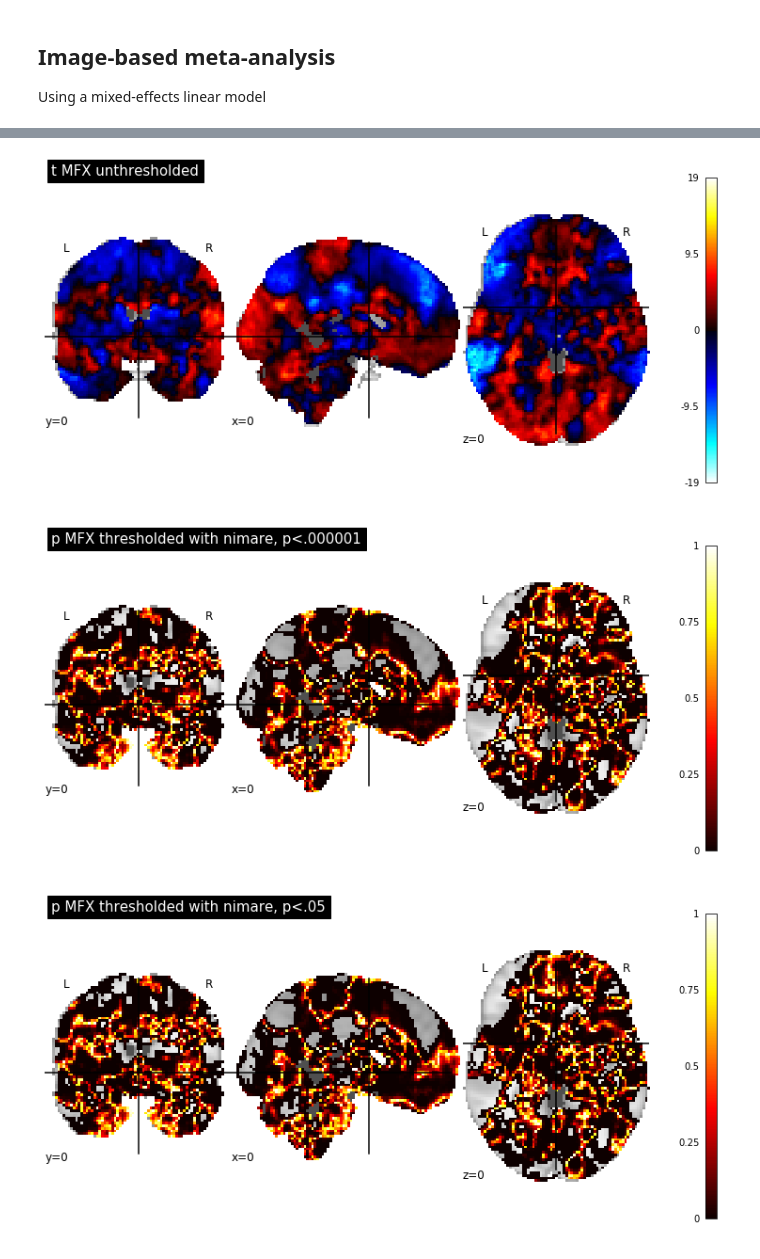
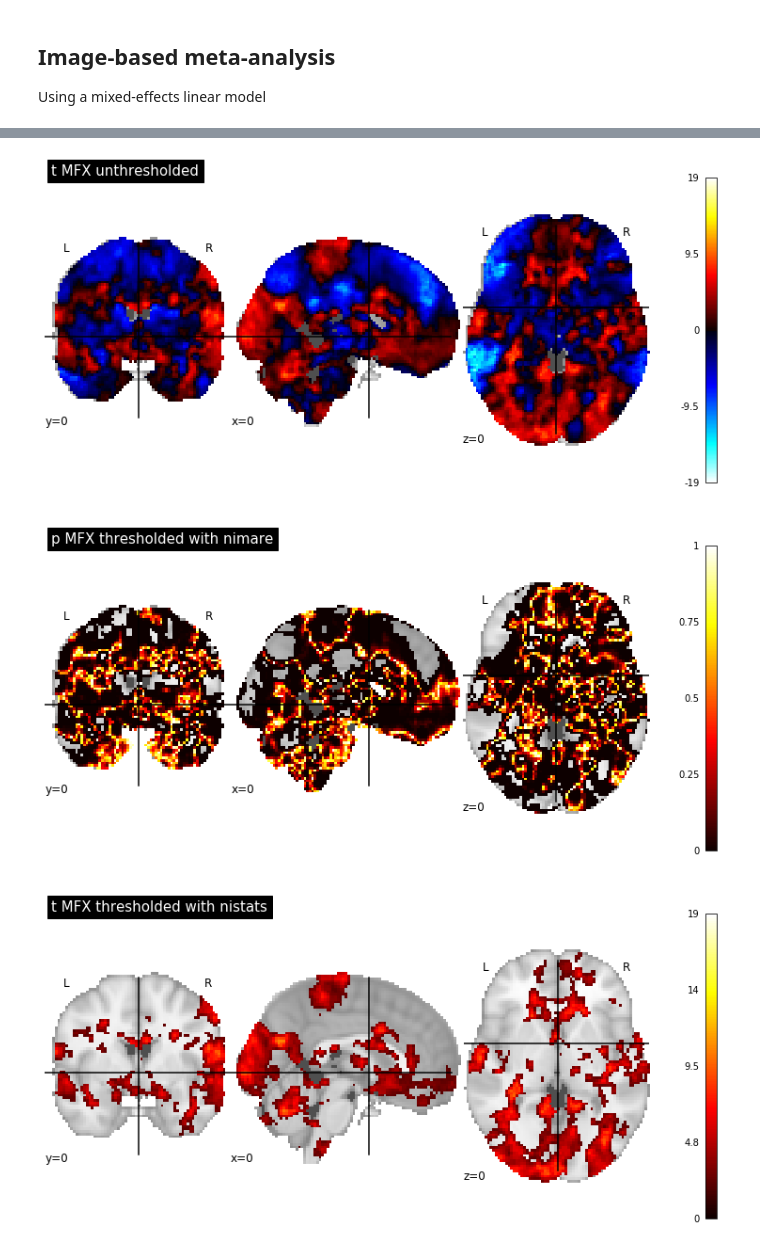
Before and after one commit to koudyk/narps_meta, a Jupyter notebook: analyses/1_Meta-analysis.ipynb, the cells around one changed output, grey strips where cells are left out. Cells and saved outputs as stored; diff of their text form; code cells hidden in the pictures.

Commit message:
update meta-analysis notebook so results are displayed

```diff
--- a/analyses/1_Meta-analysis.ipynb
+++ b/analyses/1_Meta-analysis.ipynb
@@ -35,8 +35,8 @@ input_dir = '../data-narps/proc/'
 img_paths = fun.get_data_paths(input_dir)
 
 # For now, select the first N studies.
-N_img = 10
-img_paths = img_paths[:N_img]
+#N_img = 10
+#img_paths = img_paths[:N_img]
 # %% [markdown]
 Convert the images to the dataset directory that is readable by NiMARE, the meta-analysis package.
 # %%
@@ -57,4 +57,4 @@ img_ale_thr_nistats = thresholding.map_threshold(img_ale, alpha=level,
                                            cluster_threshold=cluster_threshold)[0]
 # %%
 # Thresholded ALE image with Alex's code
-img_ale_thr_alex, img_p_thr, img_z_thr = fun.fdr_threshold([img_ale, img_p, img_z], img_p, q=level)
+img_ale_thr_nimare, img_p_thr, img_z_thr = fun.fdr_threshold([img_ale, img_p, img_z], img_p, q=level)
@@ -75,12 +62,12 @@ inf
 meta_analysis = {
     'ALE': img_ale,
     'ALE thresholded by nistats': img_ale_thr_nistats,
-    'ALE thresholded by alex': img_ale_thr_alex,
+    'ALE thresholded by nimare': img_ale_thr_nimare,
 }
 for name, img in meta_analysis.items():
     plotting.plot_stat_map(img, title=name, cut_coords=cut_coords,
                           figure=plt.figure(figsize=(10,5)))
-    #plt.savefig('../figures/results_%s.png' %name.replace(' ', '-'))
+    plt.savefig('../figures/results_%s.png' %name.replace(' ', '-'))
 # %% [output]
 [figure]
 [figure]
@@ -115,13 +102,10 @@ INFO:nipype.interface:stdout 2019-10-30T21:16:10.391241:evs_group=1.000000
 ... (43 outputs left out)
 # %%
 # thresholded MFX image using nimare
-fdr_corrector = nimare.correct.FDRCorrector(method='indep', q=.000001)
+# AT THIS POINT IT HASN'T BEEN THRESHOLDED, ONLY CONVERTED TO P-VALUES (I THINK)
+fdr_corrector = nimare.correct.FDRCorrector(method='indep', q=level)
 p = fdr_corrector.transform(res)
-p_map_corrected_001 = p.get_map('p')
-
-fdr_corrector = nimare.correct.FDRCorrector(method='indep', q=.05)
-p = fdr_corrector.transform(res)
-p_map_corrected_05 = p.get_map('p')
+img_p_MFX_thr_nimare = p.get_map('p')
 # %%
 # Thresholded MFX image using nistats
 img_t_MFX_thr_nistats = thresholding.map_threshold(img_t_MFX, alpha=level,
@@ -130,17 +114,16 @@ img_t_MFX_thr_nistats = thresholding.map_threshold(img_t_MFX, alpha=level,
 # %%
 meta_analysis = {
     #'ALE': img_ale,
     #'ALE thresholded': img_ale_thr,
     't MFX unthresholded': img_t_MFX,
-    'p MFX thresholded with nimare, p<.000001': p_map_corrected_001,
-    'p MFX thresholded with nimare, p<.05': p_map_corrected_05,
+    'p MFX thresholded with nimare': img_p_MFX_thr_nimare,
     't MFX thresholded with nistats': img_t_MFX_thr_nistats,
 }
 for name, img in meta_analysis.items():
     plotting.plot_stat_map(img, title=name, cut_coords=cut_coords,
                           figure=plt.figure(figsize=(10,5)))
-    #plt.savefig('../figures/results_%s.png' %name.replace(' ', '-'))
+    plt.savefig('../figures/results_%s.png' %name.replace(' ', '-'))
 # %% [output]
 [figure]
-[figure, old version]
+[figure, new version]
-[figure, old version]
+[figure, new version]
```
Also changed, not shown: parts of 6 cells of this notebook, 5 other files.
